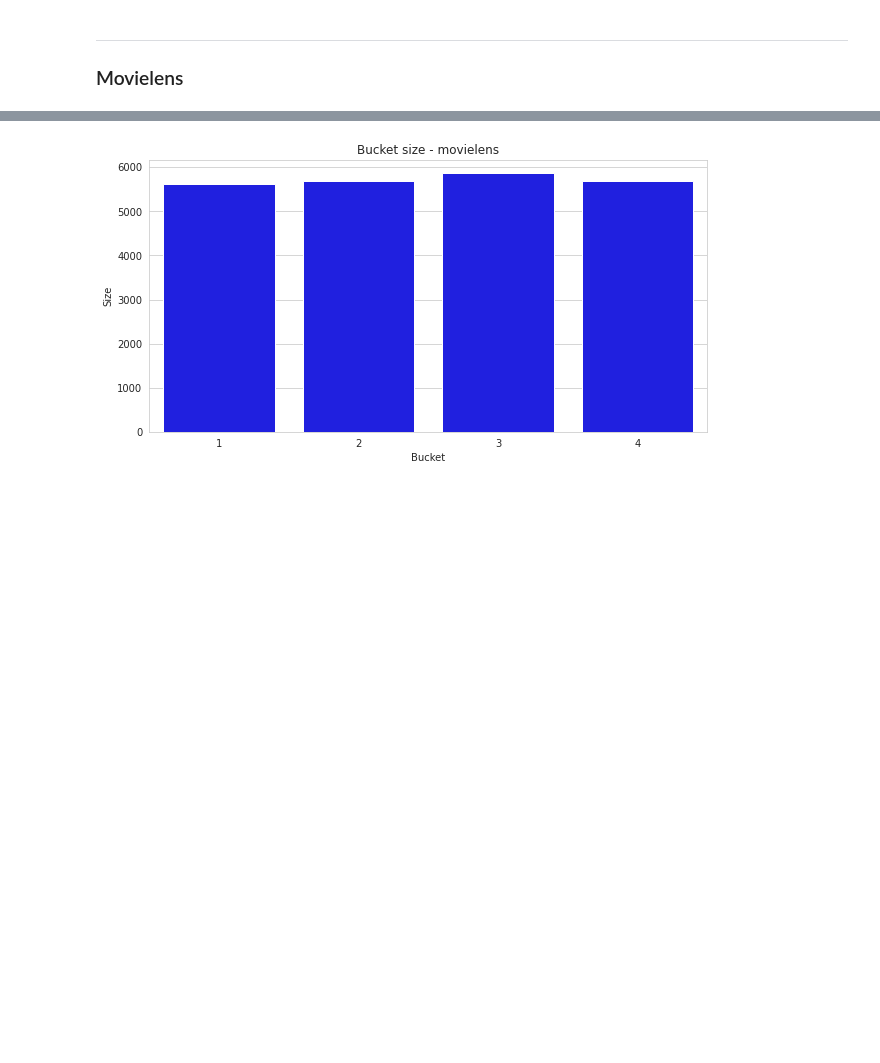
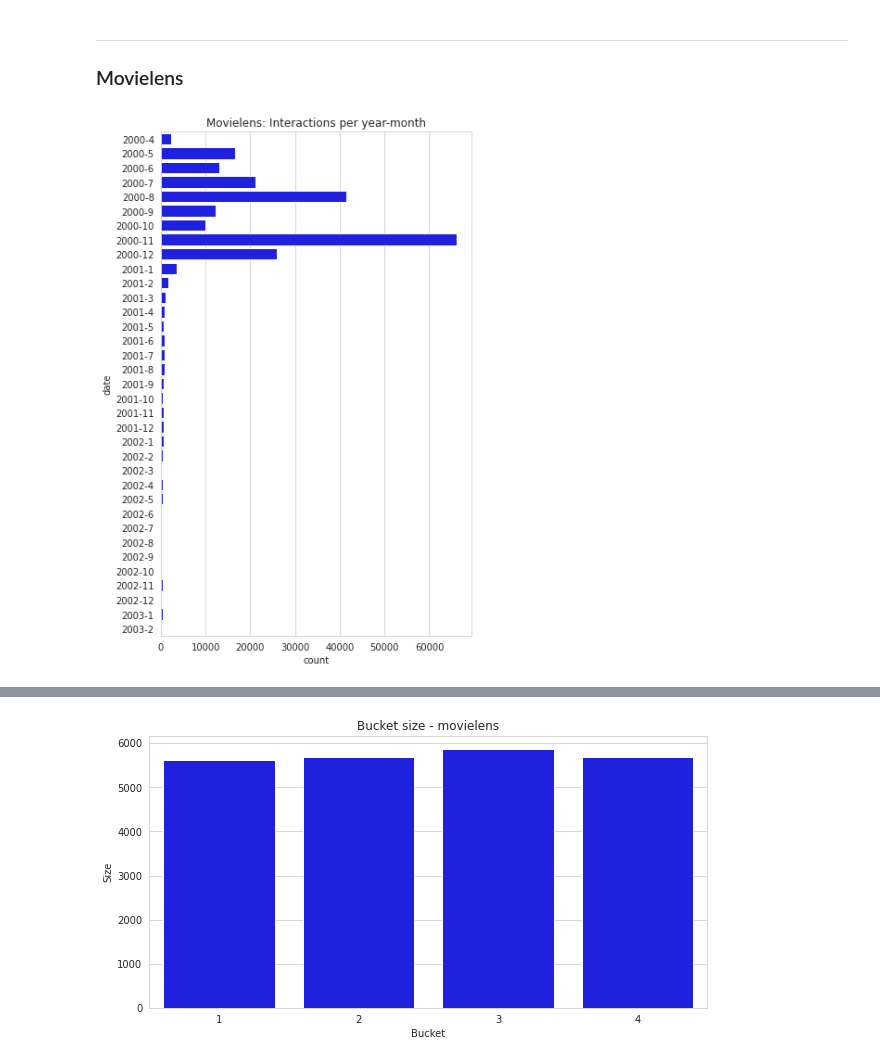
Before and after one commit to Key0412/streamRec-forgetting, a Jupyter notebook: notebooks/Avaliação de Datasets.ipynb, the cells around one changed output, grey strips where cells are left out. Saved outputs shown, nothing was run; the diff lists cells and outputs as text; code cells hidden in the pictures; blank space fills up the shorter version.

Commit message:
update avaliação de datasets

```diff
--- a/notebooks/Avaliação de Datasets.ipynb
+++ b/notebooks/Avaliação de Datasets.ipynb
@@ -57,6 +58,20 @@ def plot_bucket_size(eval_object, dataset_name, filename=None):
     plt.title(f'Bucket size - {dataset_name}')
     if filename:
         plt.savefig(f'images/user_bucket_analysis/{filename}')
+
+def store_user_presence(dataset_name, median_user_presence):
+    with open('output/joblib_bucket_info_dump/median_user_presence.txt', 'a') as file:
+        file.write(f'{dataset_name}: in median terms, users are present in {median_user_presence} bucket\n')
+
+def plot_interactions_per_month(data, dataset_name):
+    interactions_per_month = data.groupby(by=['date']).count().iloc[:, 0]
+    interactions_per_month.name = 'count'
+    interactions_per_month=interactions_per_month.reset_index()
+    fig, ax = plt.subplots(figsize=(6,10))
+    fig = sns.barplot(x='count', y='date', data=interactions_per_month, color='blue', ax=ax )
+    ax.set_yticklabels(labels=list( interactions_per_month['date'].dt.year.astype(str) +'-'+ interactions_per_month['date'].dt.month.astype(str) ))
+    plt.title(f'{dataset_name}: Interactions per year-month')
+    plt.savefig(f'images/user_bucket_analysis/{dataset_name}_interactions_year_month.png')
 # %% [markdown]
 # Store buckets
 # %% [markdown]
@@ -119,0 +133,11 @@ data = pd.read_csv("../datasets/ml1m_gte5.csv","\t")
+# %%
+# importa dataset 'movielensm1'
+data = pd.read_csv("../datasets/ml1m_gte5.csv","\t")
+data['date'] = data['Timestamp'].apply(lambda x: datetime.fromtimestamp( x ).date() )
+data['year'] = data['Timestamp'].apply(lambda x: datetime.fromtimestamp( x ).year)
+data['month'] = data['Timestamp'].apply(lambda x: datetime.fromtimestamp( x ).month )
+data['date'] = data[['year', 'month']].apply(lambda x: datetime.strptime( str(x[0])+'/'+str(x[1]), '%Y/%m' ) , axis=1)
+# %%
+plot_interactions_per_month(data=data, dataset_name='Movielens')
+# %% [output]
+[figure, added]
```
Also changed, not shown: parts of 35 cells of this notebook, 4 other files.
